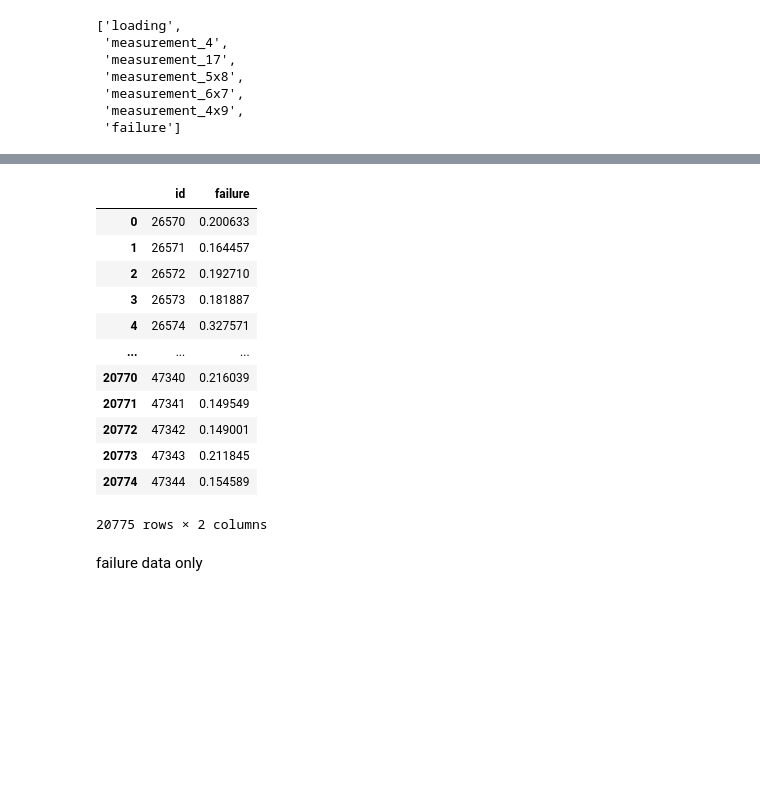
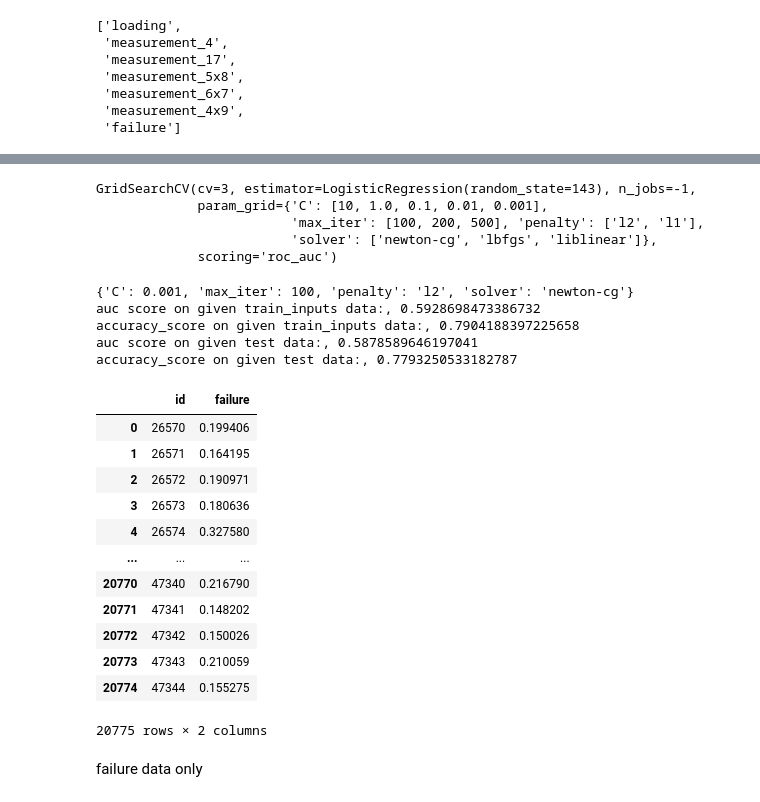
Before and after one commit to indhra/2019, a Jupyter notebook: playgroundseries-aug22.ipynb, the cells around one changed output, grey strips where cells are left out. Cells and saved outputs as stored; diff of their text form; code cells hidden in the pictures; blank space fills up the shorter version.

```diff
--- a/playgroundseries-aug22.ipynb
+++ b/playgroundseries-aug22.ipynb
@@ -541,7 +551,7 @@ sub_df
 # %%
 ### decision tree
 
-dt_classi = DecisionTreeClassifier(max_depth=5, random_state=RS)
+dt_classi = DecisionTreeClassifier( random_state=RS)
 
 dt_params = {
             'max_depth':list(range(2,15)),
@@ -1212,40 +1187,72 @@ final
+# %%
+
+from sklearn.linear_model import LogisticRegression
+from sklearn.preprocessing import KBinsDiscretizer
+
+
+
+xTrain = np.array(train_inputs).reshape(-1,1)
+yTrain = np.array(train_outputs).reshape(-1,1)
+
+logMdl = LogisticRegression(random_state=RS )
+lg_params  = {'solver': [ 'newton-cg', 'lbfgs', 'liblinear'],
+                  "max_iter": [100, 200, 500] ,
+                 'penalty':['l2','l1'],
+                 "C": [ 10, 1.0, 0.1, 0.01, 0.001]}
+
+lrModel = GridSearchCV(logMdl, lg_params, scoring='roc_auc', n_jobs=-1, cv=3, verbose=0)
+
+lrModel.fit(train_inputs,train_outputs)
+# %% [output]
+GridSearchCV(cv=3, estimator=LogisticRegression(random_state=143), n_jobs=-1,
+             param_grid={'C': [10, 1.0, 0.1, 0.01, 0.001],
+                         'max_iter': [100, 200, 500], 'penalty': ['l2', 'l1'],
+                         'solver': ['newton-cg', 'lbfgs', 'liblinear']},
+             scoring='roc_auc')
+# %%
+print(lrModel.best_params_)
+
+train_yPreds = pd.DataFrame(lrModel.predict_proba(train_inputs))[1]
+test_yPreds = pd.DataFrame(lrModel.predict_proba(test_inputs))[1]
+
+print(f'auc score on given train_inputs data:, {roc_auc_score(train_outputs, train_yPreds)}')
+print(f'accuracy_score on given train_inputs data:, {accuracy_score(train_outputs, round(train_yPreds))}')
+print(f'auc score on given test data:, {roc_auc_score(test_outputs,test_yPreds)}')
+print(f'accuracy_score on given test data:, {accuracy_score(test_outputs,round(test_yPreds))}')
+# %% [output]
+{'C': 0.001, 'max_iter': 100, 'penalty': 'l2', 'solver': 'newton-cg'}
+auc score on given train_inputs data:, 0.5928698473386732
+accuracy_score on given train_inputs data:, 0.7904188397225658
+auc score on given test data:, 0.5878589646197041
+accuracy_score on given test data:, 0.7793250533182787
 # %%
 
-from sklearn.linear_model import LogisticRegression
-
-xTrain = np.array(train_inputs).reshape(-1,1)
-yTrain = np.array(train_outputs).reshape(-1,1)
-
-lrModel = LogisticRegression(random_state=RS)
-lrModel.fit(train_inputs,train_outputs)
-
-temps_reshap = np.array(temps).reshape(-1,1)
+temps_reshap = (temps.values).reshape(-1,1)
 yPreds  = lrModel.predict_proba(temps)
-
 
 
 predss = pd.DataFrame(yPreds)
 predss['id'] = idss
 # ffdf = pd.concat([ffdf,predss])
 
 
 ffdf = predss[['id',1]]
 final= ffdf.rename(columns={1:'failure'})
 final.to_csv('submisionLG.csv', index=False)
 final
 # %% [output]
 |  | id | failure |
-| 0 | 26570 | 0.200633 |
-| 1 | 26571 | 0.164457 |
-| 2 | 26572 | 0.192710 |
-| 3 | 26573 | 0.181887 |
-| 4 | 26574 | 0.327571 |
+| 0 | 26570 | 0.199406 |
+| 1 | 26571 | 0.164195 |
+| 2 | 26572 | 0.190971 |
+| 3 | 26573 | 0.180636 |
+| 4 | 26574 | 0.327580 |
 | ... | ... | ... |
-| 20770 | 47340 | 0.216039 |
-| 20771 | 47341 | 0.149549 |
-| 20772 | 47342 | 0.149001 |
-| 20773 | 47343 | 0.211845 |
-| 20774 | 47344 | 0.154589 |
+| 20770 | 47340 | 0.216790 |
+| 20771 | 47341 | 0.148202 |
+| 20772 | 47342 | 0.150026 |
+| 20773 | 47343 | 0.210059 |
+| 20774 | 47344 | 0.155275 |
 20775 rows × 2 columns
 # %% [markdown]
 failure data only
```
Also changed, not shown: parts of 6 cells of this notebook.
